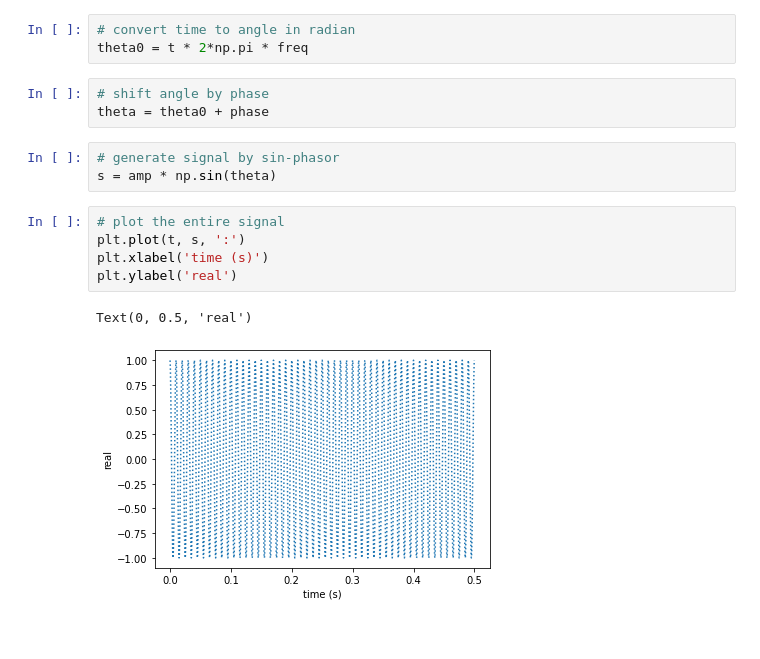
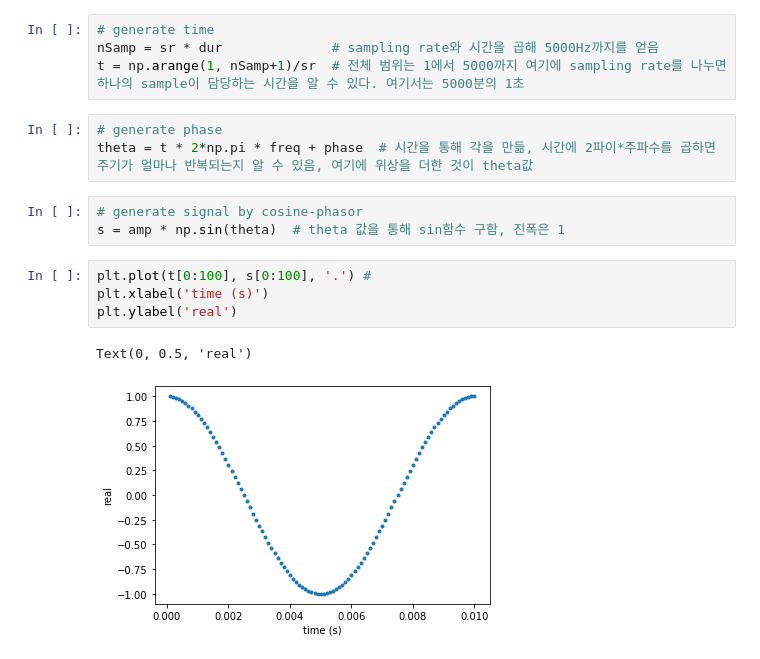
Before and after one commit to hjae0520/class2021Fall, a Jupyter notebook: 20211117.ipynb, the cells around one changed output. Drawn from its saved outputs; the diff is of its cells as text.

```diff
--- a/20211117.ipynb
+++ b/20211117.ipynb
@@ -21,17 +14,17 @@ t = samples/sr
-# %%
-# convert time to angle in radian
-theta0 = t * 2*np.pi * freq
-# %%
-# shift angle by phase
-theta = theta0 + phase
+# %%
+# generate time
+nSamp = sr * dur              # sampling rate와 시간을 곱해 5000Hz까지를 얻음
+t = np.arange(1, nSamp+1)/sr  # 전체 범위는 1에서 5000까지 여기에 sampling rate를 나누면 하나의 sample이 담당하는 시간을 알 수 있다. 여기서는 5000분의 1초
+# %%
+# generate phase
+theta = t * 2*np.pi * freq + phase  # 시간을 통해 각을 만듦, 시간에 2파이*주파수를 곱하면 주기가 얼마나 반복되는지 알 수 있음, 여기에 위상을 더한 것이 theta값
 # %%
-# generate signal by sin-phasor
-s = amp * np.sin(theta)
+# generate signal by cosine-phasor
+s = amp * np.sin(theta)  # theta 값을 통해 sin함수 구함, 진폭은 1
 # %%
-# plot the entire signal
-plt.plot(t, s, ':')
+plt.plot(t[0:100], s[0:100], '.') #
 plt.xlabel('time (s)')
 plt.ylabel('real')
 # %% [output]
 Text(0, 0.5, 'real')
-[figure, old version]
+[figure, new version]
```
Also changed, not shown: parts of 10 cells of this notebook.
